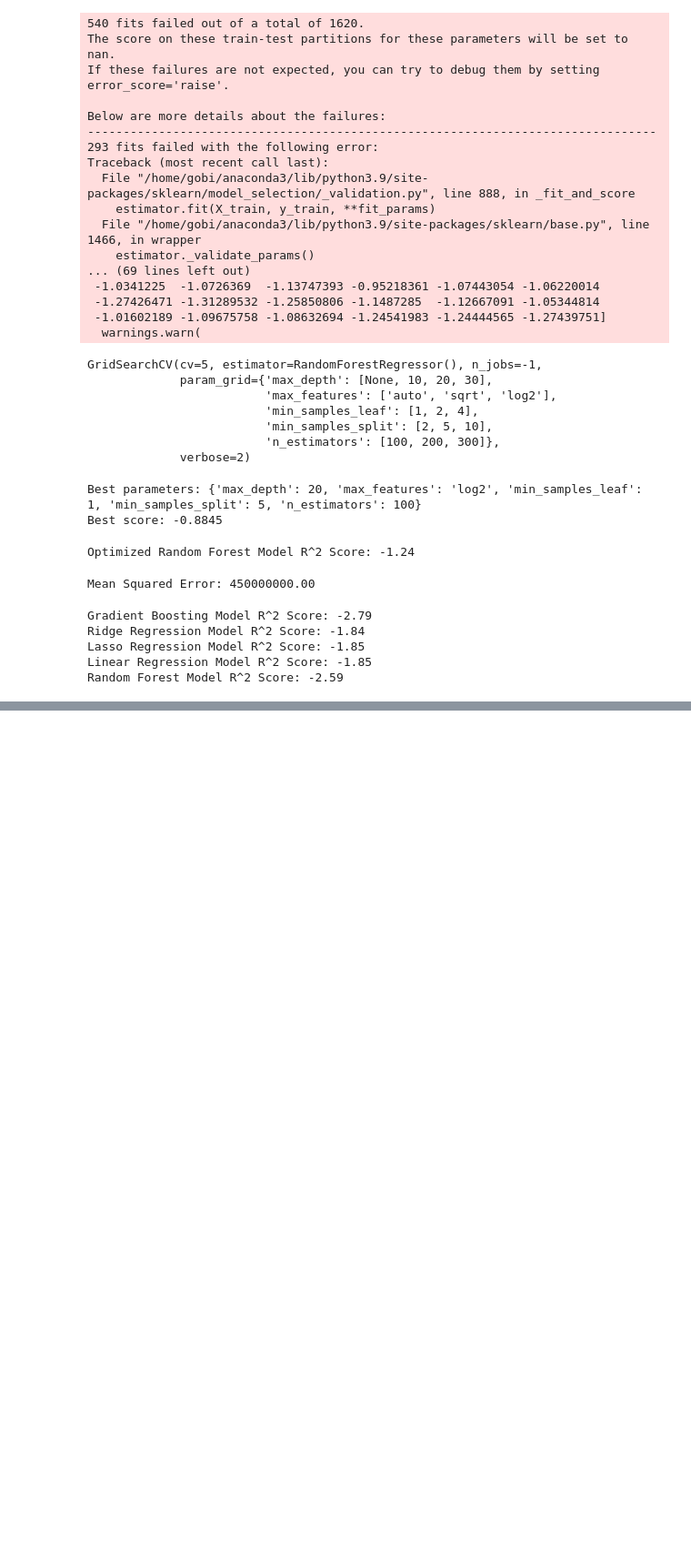
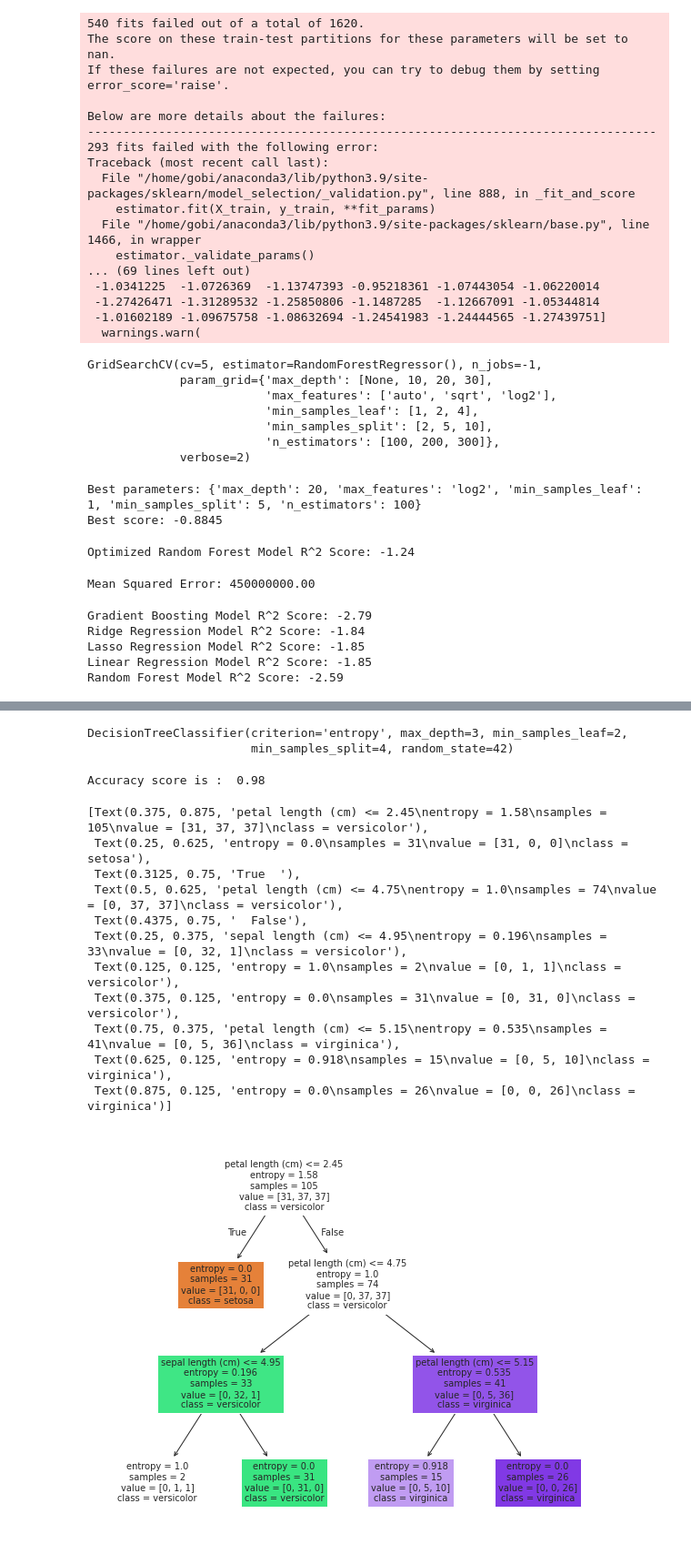
Before and after one commit to ahonongobi/ML_repository, a Jupyter notebook: Personal_things_for_improvment.ipynb, the cells around one changed output, grey strips where cells are left out. Shown at 91% size. Saved outputs shown, nothing was run; the diff lists cells and outputs as text; code cells hidden in the pictures; blank space fills up the shorter version.

```diff
--- a/Personal_things_for_improvment.ipynb
+++ b/Personal_things_for_improvment.ipynb
@@ -890,0 +902,44 @@ Random Forest Model R^2 Score: -2.59
+# %%
+# Load the Iris dataset
+iris = load_iris()
+X = iris.data  # Features
+y = iris.target  # Target variable
+
+# Split the data into training and testing sets
+X_train, X_test, y_train, y_test = train_test_split(X, y, test_size=0.3, random_state=42)
+# %%
+clf = DecisionTreeClassifier(
+    criterion="entropy", #  Using 'entropy' instead of 'gini'
+    max_depth= 3, # # Limiting the maximum depth to 3
+    min_samples_split=4, # Minimum 4 samples required to split an internal node
+    min_samples_leaf=2, #  Minimum 2 samples required to be at a leaf node
+    random_state=42 # for ensuring reproducibility
+)
+# %%
+clf.fit(X_train, y_train)
+# %% [output]
+DecisionTreeClassifier(criterion='entropy', max_depth=3, min_samples_leaf=2,
+                       min_samples_split=4, random_state=42)
+# %%
+y_pred = clf.predict(X_test)
+
+accuracy = accuracy_score(y_pred,y_test)
+print(f"Accuracy score is : {accuracy: .2f}")
+# %% [output]
+Accuracy score is :  0.98
+# %%
+plt.figure(figsize=(10,8))
+plot_tree(clf, feature_names=iris.feature_names, class_names=iris.target_names, filled=True)
+# %% [output]
+[Text(0.375, 0.875, 'petal length (cm) <= 2.45\nentropy = 1.58\nsamples = 105\nvalue = [31, 37, 37]\nclass = versicolor'),
+ Text(0.25, 0.625, 'entropy = 0.0\nsamples = 31\nvalue = [31, 0, 0]\nclass = setosa'),
+ Text(0.3125, 0.75, 'True  '),
+ Text(0.5, 0.625, 'petal length (cm) <= 4.75\nentropy = 1.0\nsamples = 74\nvalue = [0, 37, 37]\nclass = versicolor'),
+ Text(0.4375, 0.75, '  False'),
+ Text(0.25, 0.375, 'sepal length (cm) <= 4.95\nentropy = 0.196\nsamples = 33\nvalue = [0, 32, 1]\nclass = versicolor'),
+ Text(0.125, 0.125, 'entropy = 1.0\nsamples = 2\nvalue = [0, 1, 1]\nclass = versicolor'),
+ Text(0.375, 0.125, 'entropy = 0.0\nsamples = 31\nvalue = [0, 31, 0]\nclass = versicolor'),
+ Text(0.75, 0.375, 'petal length (cm) <= 5.15\nentropy = 0.535\nsamples = 41\nvalue = [0, 5, 36]\nclass = virginica'),
+ Text(0.625, 0.125, 'entropy = 0.918\nsamples = 15\nvalue = [0, 5, 10]\nclass = virginica'),
+ Text(0.875, 0.125, 'entropy = 0.0\nsamples = 26\nvalue = [0, 0, 26]\nclass = virginica')]
+[figure, added]
```
Also changed, not shown: parts of 5 cells of this notebook, 3 other files.
